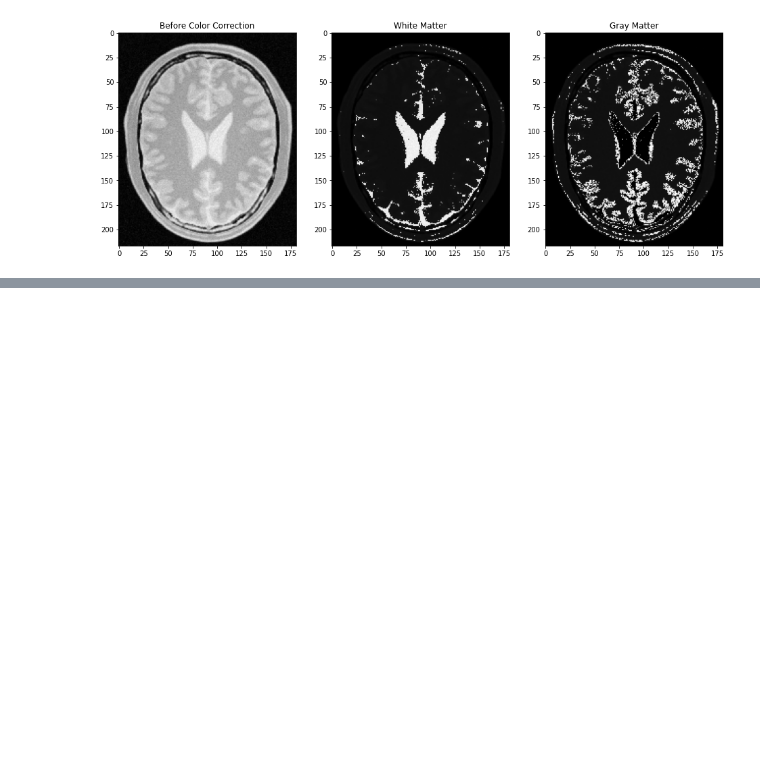
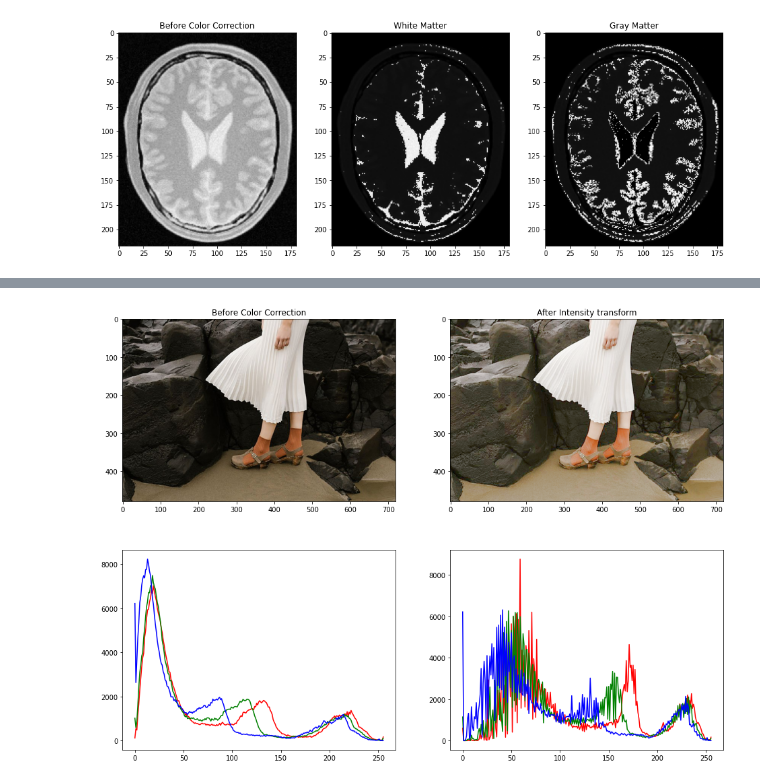
Before and after one commit to YSK-Machine-Vision-EN2550/Assignment_1, a Jupyter notebook: Book1.ipynb, the cells around one changed output, grey strips where cells are left out. Saved outputs shown, nothing was run; the diff lists cells and outputs as text; code cells hidden in the pictures; blank space fills up the shorter version.

```diff
--- a/Book1.ipynb
+++ b/Book1.ipynb
@@ -142,0 +155,34 @@ plt.show()
+# %%
+img = cv.imread(r'highlights_and_shadows.jpg', cv.IMREAD_COLOR)
+assert img is not None
+
+img_edit = cv.cvtColor(img, cv.COLOR_BGR2HLS) # converting to HSL color mode
+
+# do color correction
+img_edit[:,:,1] = cv.LUT(img_edit[:,:,1], transform)
+
+# do color convertion
+img = cv.cvtColor(img, cv.COLOR_BGR2RGB)
+img_edit = cv.cvtColor(img_edit, cv.COLOR_HLS2RGB)
+
+_, ax = plt.subplots(2, 2, figsize=(16, 12))
+
+ax[0][0].set_title("Before Color Correction")
+ax[0][0].imshow(img)
+
+ax[0][1].set_title("After Intensity transform")
+ax[0][1].imshow(img_edit)
+
+ax[1][0].set_title("Histogram before edit")
+ax[1][0].plot(cv.calcHist([img], [0], None, [256], [0,256]), 'r')
+ax[1][0].plot(cv.calcHist([img], [1], None, [256], [0,256]), 'g')
+ax[1][0].plot(cv.calcHist([img], [2], None, [256], [0,256]), 'b')
+
+
+ax[1][1].plot(cv.calcHist([img_edit], [0], None, [256], [0,256]), 'r')
+ax[1][1].plot(cv.calcHist([img_edit], [1], None, [256], [0,256]), 'g')
+ax[1][1].plot(cv.calcHist([img_edit], [2], None, [256], [0,256]), 'b')
+
+plt.show()
+# %% [output]
+[figure, added]
```
Also changed, not shown: parts of 3 cells of this notebook.
